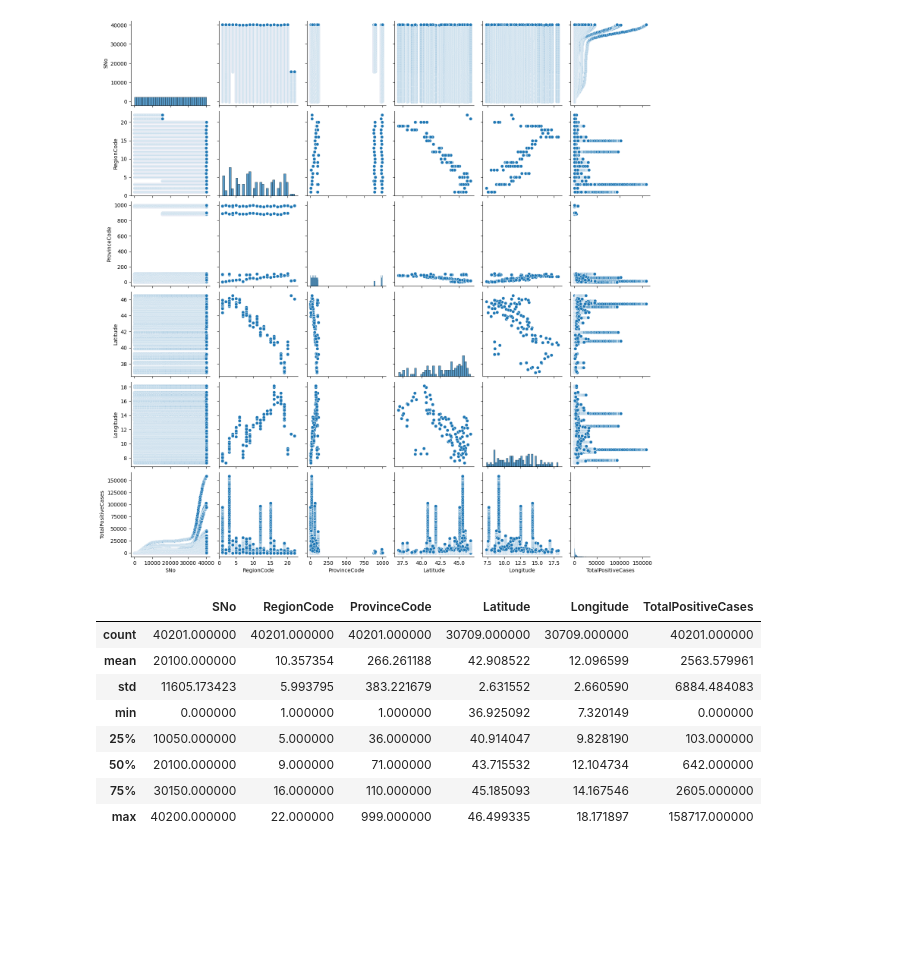
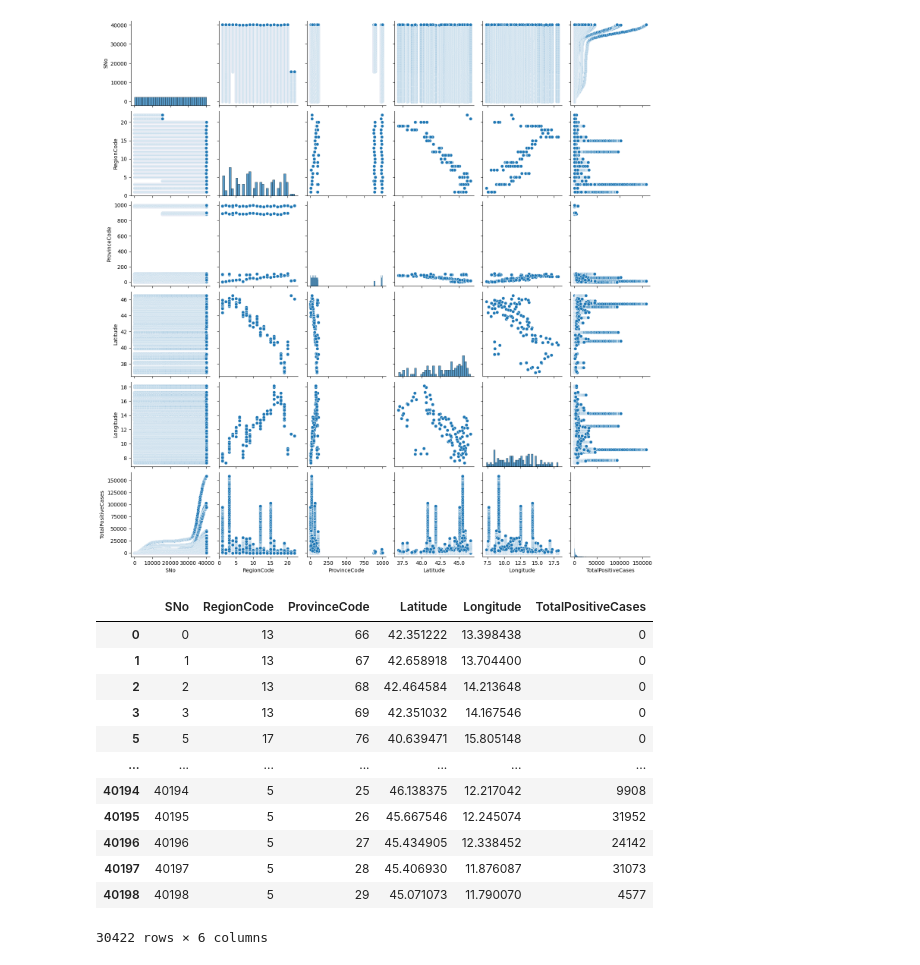
Before and after one commit to savindumahasen/COVID-19-Data-Analysis-Project, a Jupyter notebook: COVID-19DataAnalysis.ipynb, the cells around one changed output. Saved outputs shown, nothing was run; the diff lists cells and outputs as text; code cells hidden in the pictures; blank space fills up the shorter version.

Commit message:
Remove the unnecessary columns

```diff
--- a/COVID-19DataAnalysis.ipynb
+++ b/COVID-19DataAnalysis.ipynb
@@ -98,15 +119,19 @@ sns.pairplot(data)
 <seaborn.axisgrid.PairGrid at 0x...>
 [figure]
 # %%
-data_new = data.describe()
+data_new = data.drop(['Date', 'Country', 'RegionName', 'ProvinceName','ProvinceAbbreviation'], axis=1)
 data_new
 # %% [output]
 |  | SNo | RegionCode | ProvinceCode | Latitude | Longitude | TotalPositiveCases |
-| count | 40201.000000 | 40201.000000 | 40201.000000 | 30709.000000 | 30709.000000 | 40201.000000 |
-| mean | 20100.000000 | 10.357354 | 266.261188 | 42.908522 | 12.096599 | 2563.579961 |
-| std | 11605.173423 | 5.993795 | 383.221679 | 2.631552 | 2.660590 | 6884.484083 |
-| min | 0.000000 | 1.000000 | 1.000000 | 36.925092 | 7.320149 | 0.000000 |
-| 25% | 10050.000000 | 5.000000 | 36.000000 | 40.914047 | 9.828190 | 103.000000 |
-| 50% | 20100.000000 | 9.000000 | 71.000000 | 43.715532 | 12.104734 | 642.000000 |
-| 75% | 30150.000000 | 16.000000 | 110.000000 | 45.185093 | 14.167546 | 2605.000000 |
-| max | 40200.000000 | 22.000000 | 999.000000 | 46.499335 | 18.171897 | 158717.000000 |
+| 0 | 0 | 13 | 66 | 42.351222 | 13.398438 | 0 |
+| 1 | 1 | 13 | 67 | 42.658918 | 13.704400 | 0 |
+| 2 | 2 | 13 | 68 | 42.464584 | 14.213648 | 0 |
+| 3 | 3 | 13 | 69 | 42.351032 | 14.167546 | 0 |
+| 5 | 5 | 17 | 76 | 40.639471 | 15.805148 | 0 |
+| ... | ... | ... | ... | ... | ... | ... |
+| 40194 | 40194 | 5 | 25 | 46.138375 | 12.217042 | 9908 |
+| 40195 | 40195 | 5 | 26 | 45.667546 | 12.245074 | 31952 |
+| 40196 | 40196 | 5 | 27 | 45.434905 | 12.338452 | 24142 |
+| 40197 | 40197 | 5 | 28 | 45.406930 | 11.876087 | 31073 |
+| 40198 | 40198 | 5 | 29 | 45.071073 | 11.790070 | 4577 |
+30422 rows × 6 columns
```
Also changed, not shown: parts of 6 cells of this notebook.
